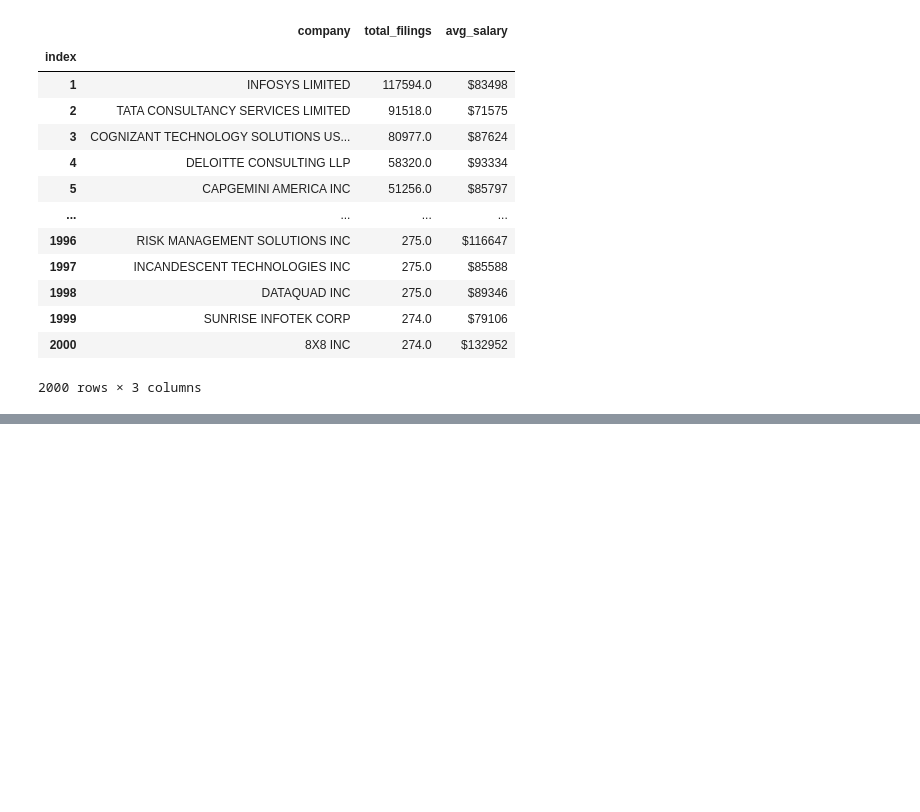
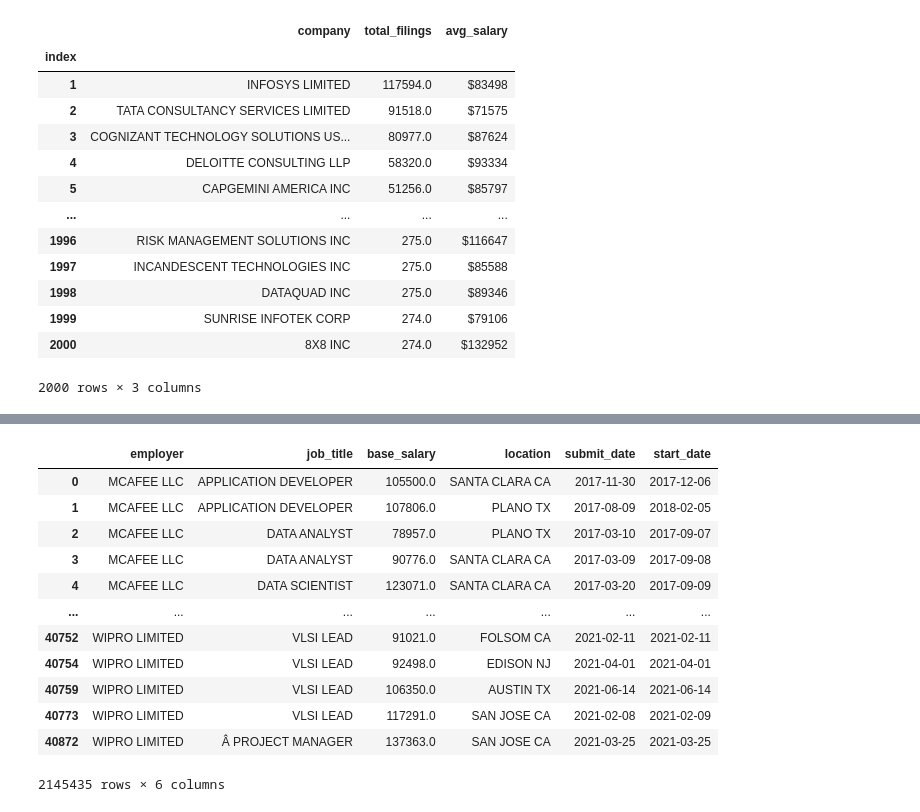
Before and after one commit to sukantoguha/employment-analysis, a Jupyter notebook: scraping.ipynb, the cells around one changed output, grey strips where cells are left out. Saved outputs shown, nothing was run; the diff lists cells and outputs as text; code cells hidden in the pictures; blank space fills up the shorter version.

```diff
--- a/scraping.ipynb
+++ b/scraping.ipynb
@@ -148,0 +286,16 @@ result[result.employer == 'SALESFORCECOM INC'].base_salary.mean()
+# %%
+result.drop_duplicates()
+# %% [output]
+|  | employer | job_title | base_salary | location | submit_date | start_date |
+| 0 | MCAFEE LLC | APPLICATION DEVELOPER | 105500.0 | SANTA CLARA CA | 2017-11-30 | 2017-12-06 |
+| 1 | MCAFEE LLC | APPLICATION DEVELOPER | 107806.0 | PLANO TX | 2017-08-09 | 2018-02-05 |
+| 2 | MCAFEE LLC | DATA ANALYST | 78957.0 | PLANO TX | 2017-03-10 | 2017-09-07 |
+| 3 | MCAFEE LLC | DATA ANALYST | 90776.0 | SANTA CLARA CA | 2017-03-09 | 2017-09-08 |
+| 4 | MCAFEE LLC | DATA SCIENTIST | 123071.0 | SANTA CLARA CA | 2017-03-20 | 2017-09-09 |
+| ... | ... | ... | ... | ... | ... | ... |
+| 40752 | WIPRO LIMITED | VLSI LEAD | 91021.0 | FOLSOM CA | 2021-02-11 | 2021-02-11 |
+| 40754 | WIPRO LIMITED | VLSI LEAD | 92498.0 | EDISON NJ | 2021-04-01 | 2021-04-01 |
+| 40759 | WIPRO LIMITED | VLSI LEAD | 106350.0 | AUSTIN TX | 2021-06-14 | 2021-06-14 |
+| 40773 | WIPRO LIMITED | VLSI LEAD | 117291.0 | SAN JOSE CA | 2021-02-08 | 2021-02-09 |
+| 40872 | WIPRO LIMITED | Â PROJECT MANAGER | 137363.0 | SAN JOSE CA | 2021-03-25 | 2021-03-25 |
+2145435 rows × 6 columns
```
Also changed, not shown: parts of 23 cells of this notebook, 27 other files.
